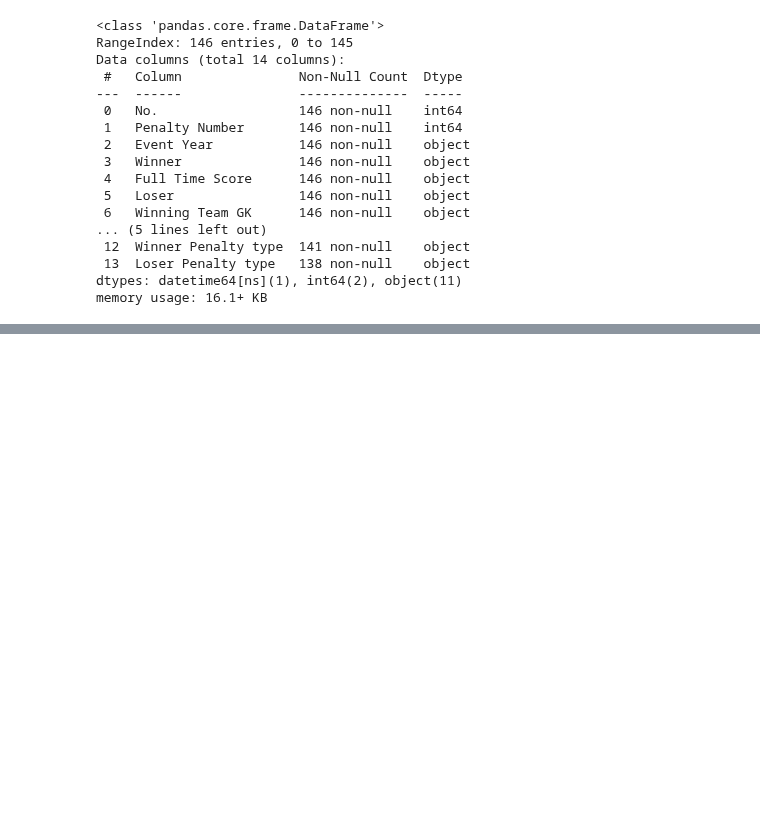
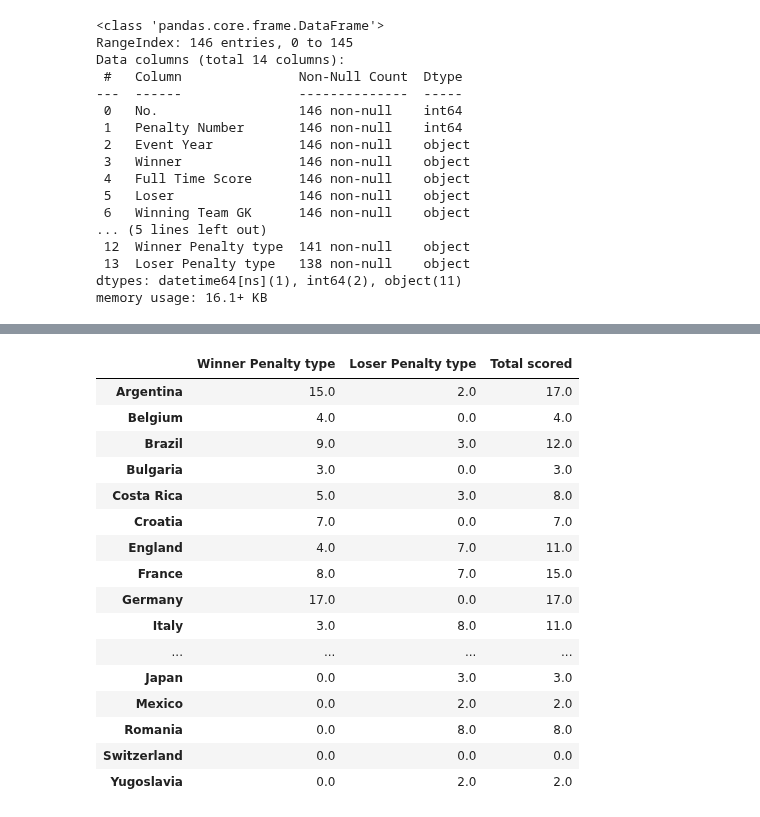
Before and after one commit to hyunjun33/Data_preprocessing, a Jupyter notebook: Preppin' Data 2021 Week 28 Challenge.ipynb, the cells around one changed output, grey strips where cells are left out. Cells and saved outputs as stored; diff of their text form; code cells hidden in the pictures; blank space fills up the shorter version.

```diff
--- a/Preppin' Data 2021 Week 28 Challenge.ipynb
+++ b/Preppin' Data 2021 Week 28 Challenge.ipynb
@@ -211,0 +216,7 @@ world_cup[world_cup["Winner"] == "Germany"]
+# %%
+# Penalties scored %
+world_cup["Winner Penalty type"] = world_cup["Winner Penalty type"].map({"scored": 1, "missed": 0})
+world_cup["Loser Penalty type"] = world_cup["Loser Penalty type"].map({"scored": 1, "missed": 0})
+# %%
+winner_scored = world_cup.groupby(["Winner"])["Winner Penalty type"].sum()
+winner_scored
@@ -211,0 +241,3 @@ world_cup[world_cup["Winner"] == "Germany"]
+# %%
+loser_scored = world_cup.groupby(["Loser"])["Loser Penalty type"].sum()
+loser_scored
@@ -211,0 +262,23 @@ world_cup[world_cup["Winner"] == "Germany"]
+# %%
+total_scored = pd.concat([winner_scored, loser_scored], axis=1)
+total_scored = total_scored.fillna(0)
+total_scored["Total scored"] = total_scored["Winner Penalty type"] + total_scored["Loser Penalty type"]
+total_scored
+# %% [output]
+|  | Winner Penalty type | Loser Penalty type | Total scored |
+| Argentina | 15.0 | 2.0 | 17.0 |
+| Belgium | 4.0 | 0.0 | 4.0 |
+| Brazil | 9.0 | 3.0 | 12.0 |
+| Bulgaria | 3.0 | 0.0 | 3.0 |
+| Costa Rica | 5.0 | 3.0 | 8.0 |
+| Croatia | 7.0 | 0.0 | 7.0 |
+| England | 4.0 | 7.0 | 11.0 |
+| France | 8.0 | 7.0 | 15.0 |
+| Germany | 17.0 | 0.0 | 17.0 |
+| Italy | 3.0 | 8.0 | 11.0 |
+| ... | ... | ... | ... |
+| Japan | 0.0 | 3.0 | 3.0 |
+| Mexico | 0.0 | 2.0 | 2.0 |
+| Romania | 0.0 | 8.0 | 8.0 |
+| Switzerland | 0.0 | 0.0 | 0.0 |
+| Yugoslavia | 0.0 | 2.0 | 2.0 |
```
Also changed, not shown: parts of 9 cells of this notebook.
